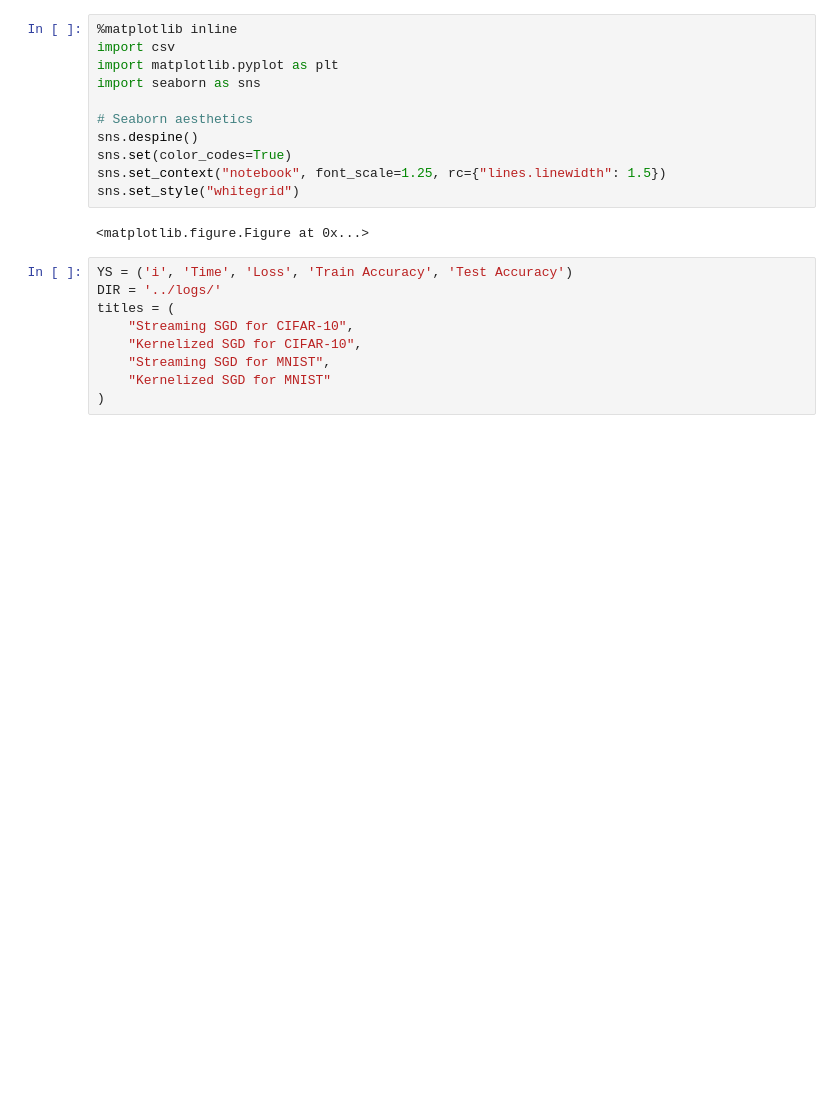
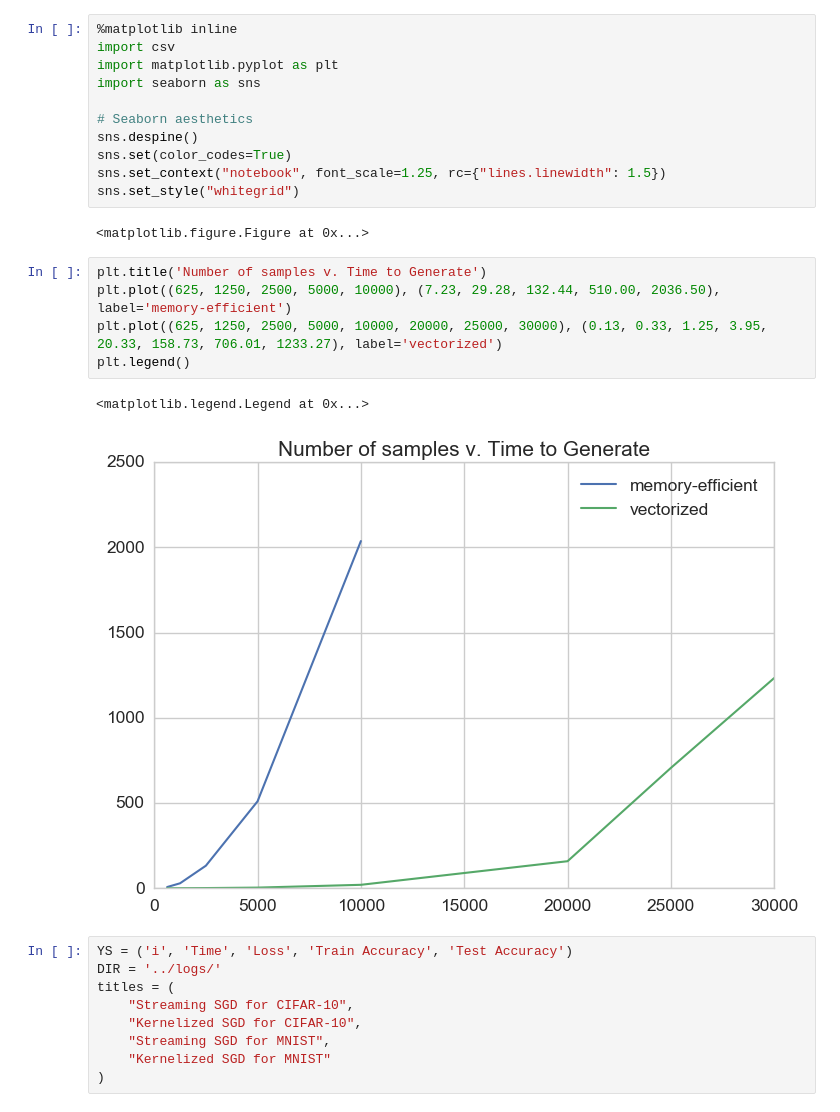
Before and after one commit to alvinwan/mlml, a Jupyter notebook: demos/ksgd.ipynb, the cells around one changed output. Drawn from its saved outputs; the diff is of its cells as text; blank space fills up the shorter version.

Commit message:
added cifar-10 graphs, fixed algo

```diff
--- a/demos/ksgd.ipynb
+++ b/demos/ksgd.ipynb
@@ -13,6 +13,14 @@ sns.set_context("notebook", font_scale=1.25, rc={"lines.linewidth": 1.5})
 sns.set_style("whitegrid")
 # %% [output]
 <matplotlib.figure.Figure at 0x...>
+# %%
+plt.title('Number of samples v. Time to Generate')
+plt.plot((625, 1250, 2500, 5000, 10000), (7.23, 29.28, 132.44, 510.00, 2036.50), label='memory-efficient')
+plt.plot((625, 1250, 2500, 5000, 10000, 20000, 25000, 30000), (0.13, 0.33, 1.25, 3.95, 20.33, 158.73, 706.01, 1233.27), label='vectorized')
+plt.legend()
+# %% [output]
+<matplotlib.legend.Legend at 0x...>
+[figure, added]
 # %%
 YS = ('i', 'Time', 'Loss', 'Train Accuracy', 'Test Accuracy')
 DIR = '../logs/'
```
Also changed, not shown: parts of 11 cells of this notebook, 3 other files.
